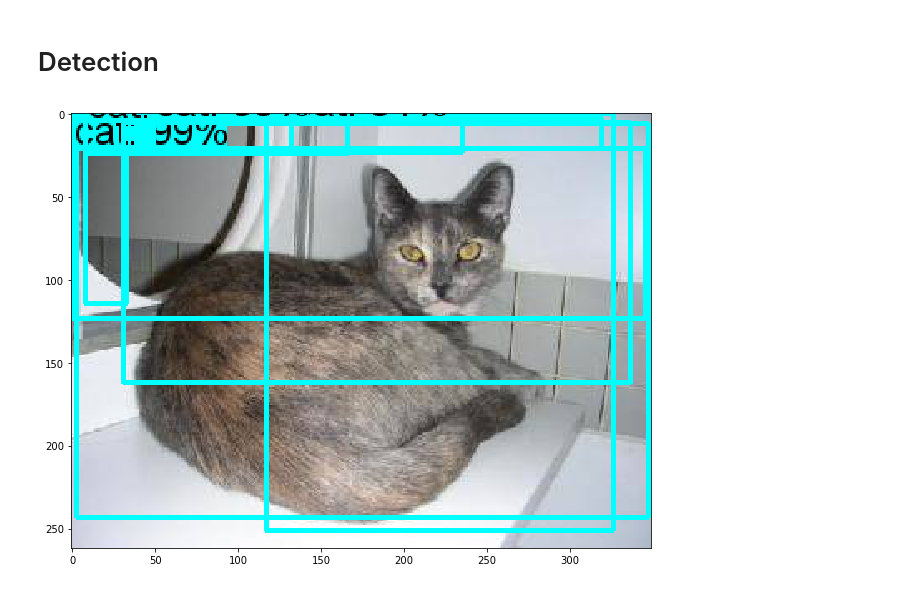
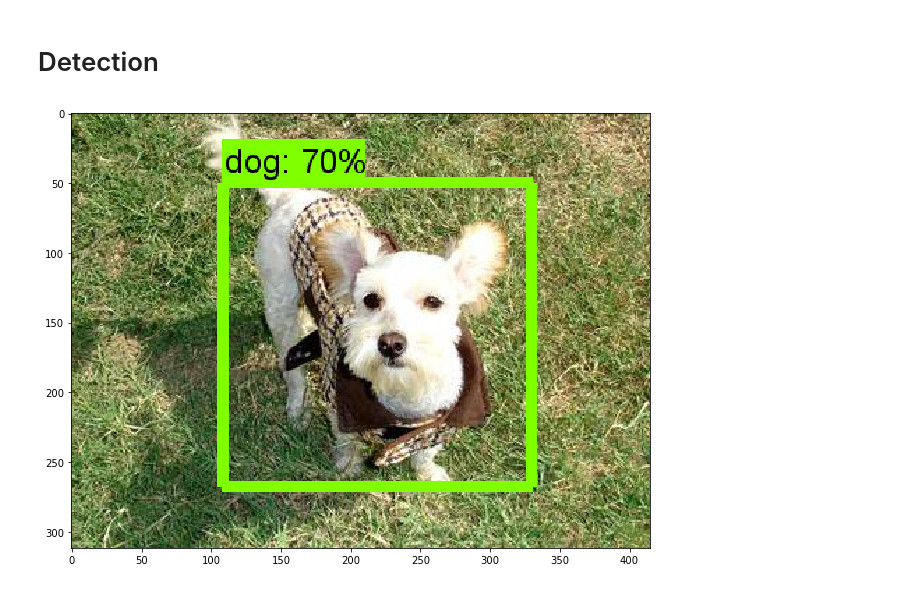
Before and after one commit to xiaosean/dog_vs_cat_detection, a Jupyter notebook: show_predict.ipynb, the cells around one changed output. Saved outputs shown, nothing was run; the diff lists cells and outputs as text; code cells hidden in the pictures.

Commit message:
feat can train well

```diff
--- a/show_predict.ipynb
+++ b/show_predict.ipynb
@@ -84,15 +84,17 @@ def load_image_into_numpy_array(image):
 target_class = "dog"
 PATH_TO_TEST_IMAGES_DIR = os.path.join('dataset', 'self_divide', 'eval', target_class)
 # TEST_IMAGE_PATHS = [ os.path.join(PATH_TO_TEST_IMAGES_DIR, target_class + '.{}.jpg'.format(i)) for i in range(1, 3) ]
-TEST_IMAGE_PATHS = [ os.path.join(PATH_TO_TEST_IMAGES_DIR, target_class + '.30.jpg') ]
+# TEST_IMAGE_PATHS = [ os.path.join(PATH_TO_TEST_IMAGES_DIR, target_class + '.30.jpg') ]
 # TEST_IMAGE_PATHS = [ os.path.join(PATH_TO_TEST_IMAGES_DIR, target_class + '.6.jpg') ]
+# demo用
+# ==================
 # TEST_IMAGE_PATHS = ["C:/Users/VIPLAB/Desktop/dog_vs_cat_detection/dataset/self_divide/eval/cat/cat.1216.jpg"]
-TEST_IMAGE_PATHS = ["C:/Users/VIPLAB/Desktop/dog_vs_cat_detection/dataset/self_divide/eval/cat/cat.30.jpg"]
+# TEST_IMAGE_PATHS = ["C:/Users/VIPLAB/Desktop/dog_vs_cat_detection/dataset/self_divide/eval/cat/cat.30.jpg"]
+# TEST_IMAGE_PATHS = ["C:/Users/VIPLAB/Desktop/dog_vs_cat_detection/dataset/self_divide/eval/dog/dog.67.jpg"]
+# TEST_IMAGE_PATHS = ["C:/Users/VIPLAB/Desktop/dog_vs_cat_detection/dataset/self_divide/train/dog/dog.11852.jpg"]
 # TEST_IMAGE_PATHS = ["C:/Users/VIPLAB/Desktop/dog_vs_cat_detection/dataset/self_divide/eval/cat/cat.174.jpg"]
 # TEST_IMAGE_PATHS = ["C:/Users/VIPLAB/Desktop/dog_vs_cat_detection/dataset/self_divide/eval/dog/dog.6.jpg"]
-# TEST_IMAGE_PATHS = ["C:/Users/VIPLAB/Desktop/dog_vs_cat_detection/dataset/self_divide/eval/dog/dog.67.jpg"]
-# TEST_IMAGE_PATHS = ["C:/Users/VIPLAB/Desktop/dog_vs_cat_detection/dataset/self_divide/train/dog/dog.12168.jpg"]
-# TEST_IMAGE_PATHS = ["C:/Users/VIPLAB/Desktop/dog_vs_cat_detection/dataset/self_divide/train/dog/dog.11852.jpg"]
+TEST_IMAGE_PATHS = ["C:/Users/VIPLAB/Desktop/dog_vs_cat_detection/dataset/self_divide/train/dog/dog.12168.jpg"]
 
 # TEST_IMAGE_PATHS = ["C:/Users/VIPLAB/Desktop/preprocess_py/brian-lee.jpg"]
 # Size, in inches, of the output images.
@@ -100,37 +102,45 @@ IMAGE_SIZE = (12, 8)
 # %%
 with detection_graph.as_default():
   with tf.Session(graph=detection_graph) as sess:
     for image_path in TEST_IMAGE_PATHS:
       image = Image.open(image_path)
       # the array based representation of the image will be used later in order to prepare the
       # result image with boxes and labels on it.
       image_np = load_image_into_numpy_array(image)
       # Expand dimensions since the model expects images to have shape: [1, None, None, 3]
       image_np_expanded = np.expand_dims(image_np, axis=0)
       image_tensor = detection_graph.get_tensor_by_name('image_tensor:0')
       # Each box represents a part of the image where a particular object was detected.
       boxes = detection_graph.get_tensor_by_name('detection_boxes:0')
       # Each score represent how level of confidence for each of the objects.
       # Score is shown on the result image, together with the class label.
       scores = detection_graph.get_tensor_by_name('detection_scores:0')
       classes = detection_graph.get_tensor_by_name('detection_classes:0')
       num_detections = detection_graph.get_tensor_by_name('num_detections:0')
       # Actual detection.
       (boxes, scores, classes, num_detections) = sess.run(
           [boxes, scores, classes, num_detections],
           feed_dict={image_tensor: image_np_expanded})
-      # Visualization of the results of a detection.
+#       Visualization of the results of a detection.
       vis_util.visualize_boxes_and_labels_on_image_array(
-          image_np,
-          np.squeeze(boxes),
-          np.squeeze(classes).astype(np.int32),
-          np.squeeze(scores),
-          category_index,
-          use_normalized_coordinates=True,
-          line_thickness=3)
+                image_np,
+                np.squeeze(boxes),
+                np.squeeze(classes).astype(np.int32),
+                np.squeeze(scores),
+                category_index,
+                use_normalized_coordinates=True,
+                line_thickness=8)
+#     vis_util.visualize_boxes_and_labels_on_image_array(
+#       image_np,
+#       np.squeeze([boxes[0]]),
+#       np.squeeze(classes).astype(np.int32),
+#       np.squeeze([scores[0]]),
+#       category_index,
+#       use_normalized_coordinates=True,
+#       line_thickness=8)
       plt.figure(figsize=IMAGE_SIZE)
       plt.imshow(image_np)
 # %% [output]
-[figure, old version]
+[figure, new version]
 # %%
 cv2.rectangle(img,(384,0),(510,128),(0,255,0),3)
```
Also changed, not shown: 2 other files.
